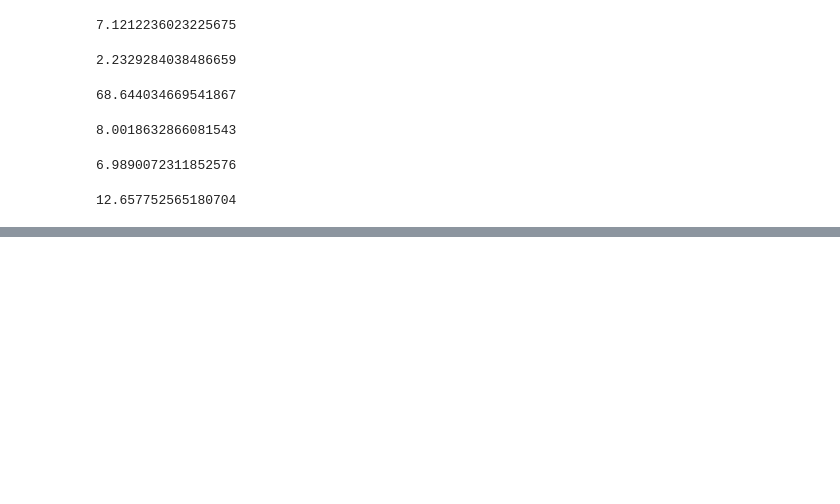
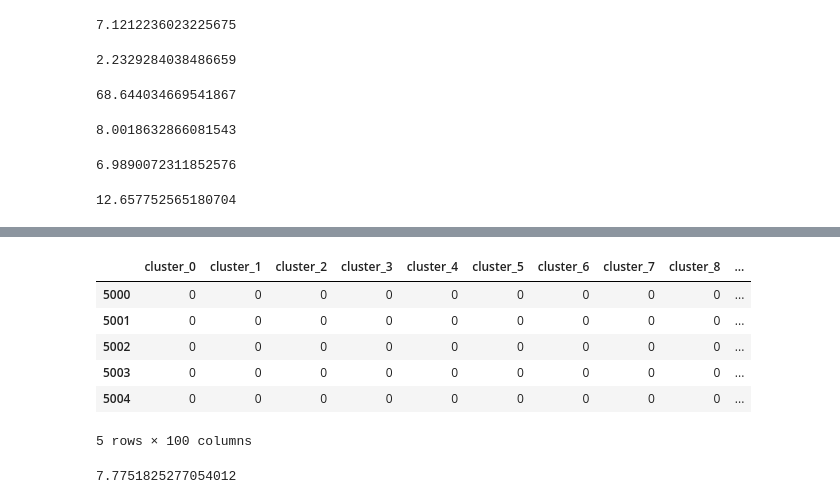
Before and after one commit to manifoldai/merf, a Jupyter notebook: notebooks/MERF Evaluation.ipynb, the cells around one changed output, grey strips where cells are left out. Cells and saved outputs as stored; diff of their text form; code cells hidden in the pictures; blank space fills up the shorter version.

```diff
--- a/notebooks/MERF Evaluation.ipynb
+++ b/notebooks/MERF Evaluation.ipynb
@@ -196,0 +259,10 @@ rd_new
+# %%
+X_new_ohe.head()
+# %% [output]
+|  | cluster_0 | cluster_1 | cluster_2 | cluster_3 | cluster_4 | cluster_5 | cluster_6 | cluster_7 | cluster_8 | ... |
+| 5000 | 0 | 0 | 0 | 0 | 0 | 0 | 0 | 0 | 0 | ... |
+| 5001 | 0 | 0 | 0 | 0 | 0 | 0 | 0 | 0 | 0 | ... |
+| 5002 | 0 | 0 | 0 | 0 | 0 | 0 | 0 | 0 | 0 | ... |
+| 5003 | 0 | 0 | 0 | 0 | 0 | 0 | 0 | 0 | 0 | ... |
+| 5004 | 0 | 0 | 0 | 0 | 0 | 0 | 0 | 0 | 0 | ... |
+5 rows × 100 columns
@@ -196,0 +273,5 @@ rd_new
+# %%
+mse_new_rf_ohe = np.mean((y_new - y_hat_new_rf_ohe) ** 2)
+mse_new_rf_ohe
+# %% [output]
+7.7751825277054012
```
Also changed, not shown: parts of 18 cells of this notebook, 1 other file.
